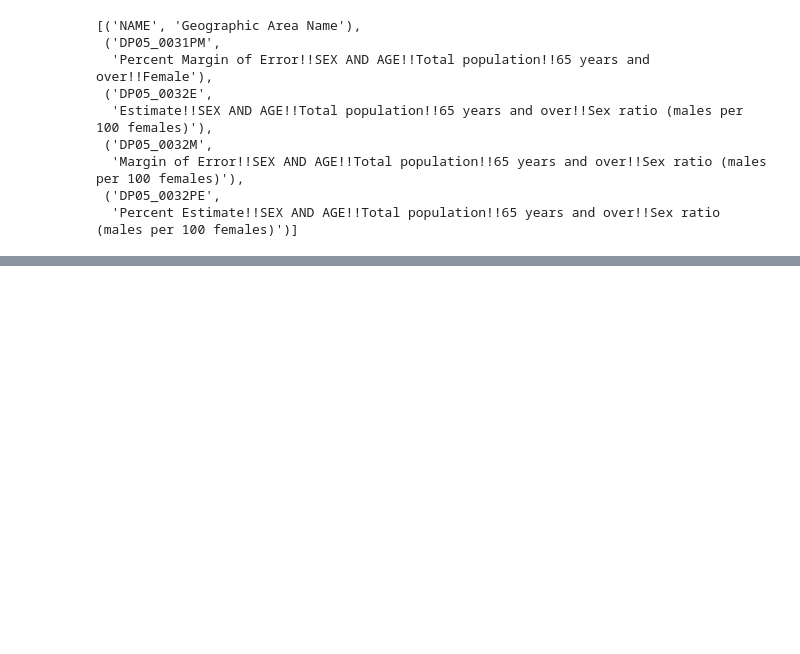
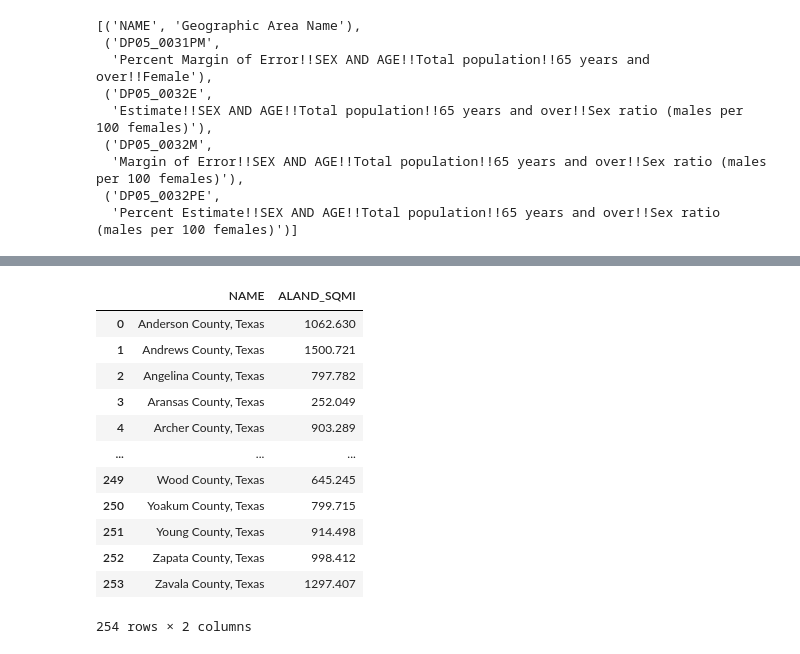
Before and after one commit to cxclark/covid19-analysis, a Jupyter notebook: 01_census_api_data_collection.ipynb, the cells around one changed output, grey strips where cells are left out. Cells and saved outputs as stored; diff of their text form; code cells hidden in the pictures; blank space fills up the shorter version.

```diff
--- a/01_census_api_data_collection.ipynb
+++ b/01_census_api_data_collection.ipynb
@@ -331,0 +281,3 @@ df.to_csv('./data/dp05_with_headers.csv')
+# %%
+# Add Texas to 'NAME' so in-line with other dataframes.
+land['NAME'] = land['NAME'] + ", Texas"
@@ -331,0 +296,18 @@ df.to_csv('./data/dp05_with_headers.csv')
+# %%
+# Drop all the columns except for county name and land square miles.
+land = land[['NAME', 'ALAND_SQMI']]
+land
+# %% [output]
+|  | NAME | ALAND_SQMI |
+| 0 | Anderson County, Texas | 1062.630 |
+| 1 | Andrews County, Texas | 1500.721 |
+| 2 | Angelina County, Texas | 797.782 |
+| 3 | Aransas County, Texas | 252.049 |
+| 4 | Archer County, Texas | 903.289 |
+| ... | ... | ... |
+| 249 | Wood County, Texas | 645.245 |
+| 250 | Yoakum County, Texas | 799.715 |
+| 251 | Young County, Texas | 914.498 |
+| 252 | Zapata County, Texas | 998.412 |
+| 253 | Zavala County, Texas | 1297.407 |
+254 rows × 2 columns
```
Also changed, not shown: parts of 30 cells of this notebook, 18 other files.
